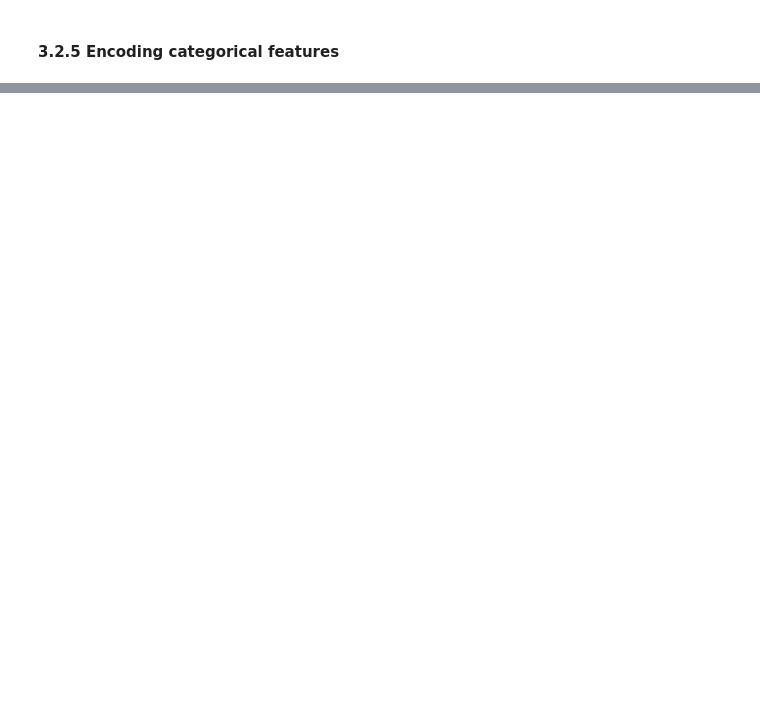
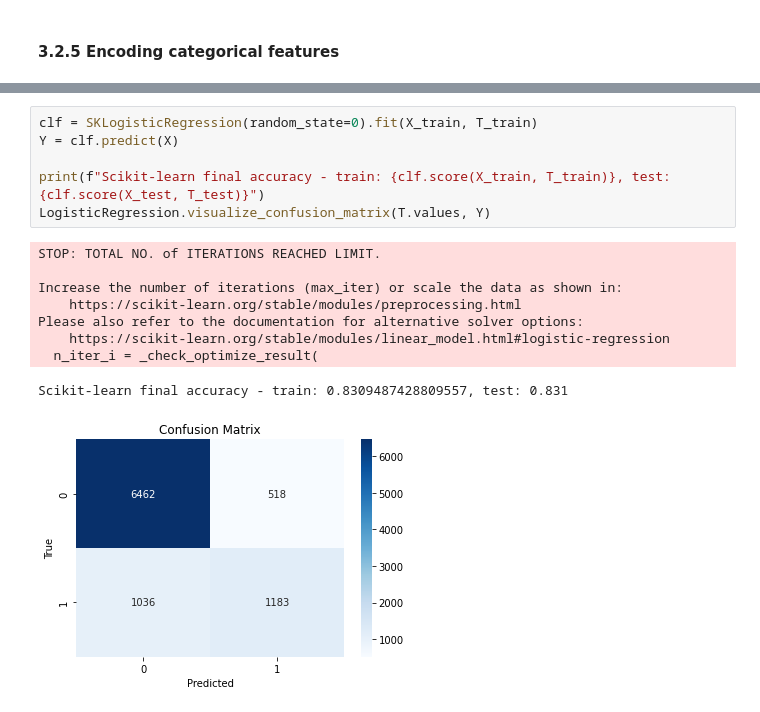
Before and after one commit to avramstefan/DS-Salary-AVC, a Jupyter notebook: main.ipynb, the cells around one changed output, grey strips where cells are left out. Drawn from its saved outputs; the diff is of its cells as text; blank space fills up the shorter version.

```diff
--- a/main.ipynb
+++ b/main.ipynb
@@ -363,0 +579,16 @@ for feature in features["numerical"]["attributes"] + features["ordinal"]["attrib
+# %%
+clf = SKLogisticRegression(random_state=0).fit(X_train, T_train)
+Y = clf.predict(X)
+
+print(f"Scikit-learn final accuracy - train: {clf.score(X_train, T_train)}, test: {clf.score(X_test, T_test)}")
+LogisticRegression.visualize_confusion_matrix(T.values, Y)
+# %% [output]
+STOP: TOTAL NO. of ITERATIONS REACHED LIMIT.
+
+Increase the number of iterations (max_iter) or scale the data as shown in:
+    https://scikit-learn.org/stable/modules/preprocessing.html
+Please also refer to the documentation for alternative solver options:
+    https://scikit-learn.org/stable/modules/linear_model.html#logistic-regression
+  n_iter_i = _check_optimize_result(
+Scikit-learn final accuracy - train: 0.8309487428809557, test: 0.831
+[figure, added]
```
Also changed, not shown: parts of 14 cells of this notebook.
